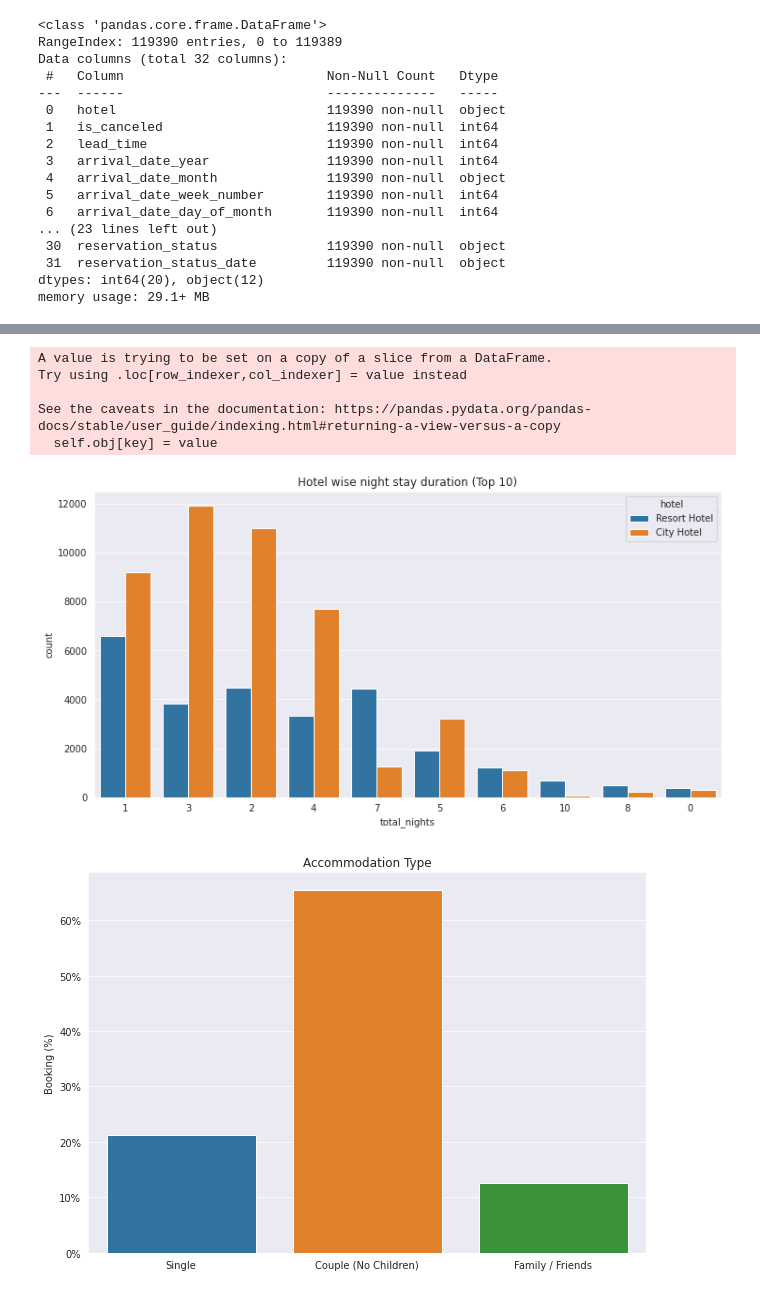
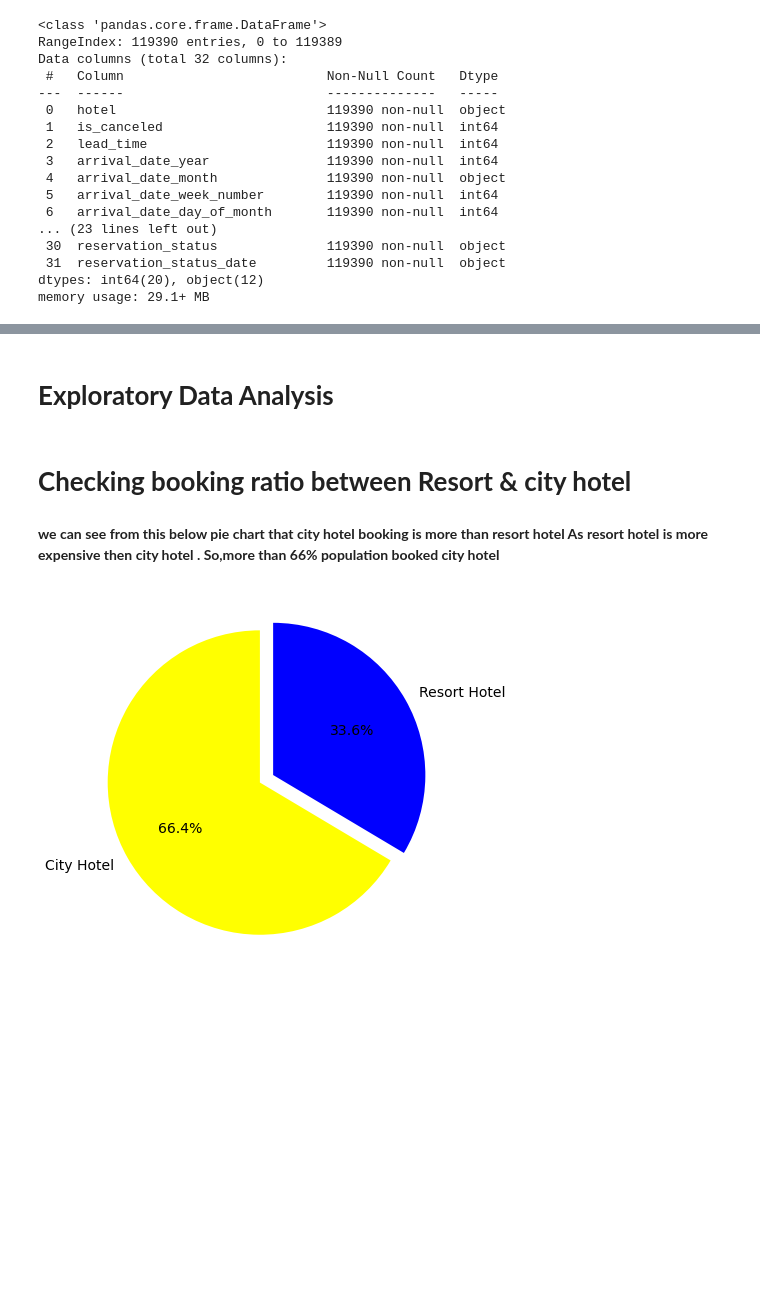
Before and after one commit to Supreeta11/hotel-booking-analysis, a Jupyter notebook: Supreeta_kumari_Hotel_Booking_Analysis_Capstone_Project.ipynb, the cells around one changed output, grey strips where cells are left out. Drawn from its saved outputs; the diff is of its cells as text; code cells hidden in the pictures; blank space fills up the shorter version.

```diff
--- a/Supreeta_kumari_Hotel_Booking_Analysis_Capstone_Project.ipynb
+++ b/Supreeta_kumari_Hotel_Booking_Analysis_Capstone_Project.ipynb
@@ -306,25 +189,19 @@ plot(x,y, x_label='Number of Nights', y_label='Booking Percentage (%)', title='N
-# %%
-df_not_canceled.loc[:,'total_nights'] = df_not_canceled['stays_in_weekend_nights']+ df_not_canceled['stays_in_week_nights']
-fig, ax = plt.subplots(figsize=(12,6))
-ax.set_xlabel('No of Nights')
-ax.set_ylabel('No of Nights')
-ax.set_title('Hotel wise night stay duration (Top 10)')
-sns.countplot(x='total_nights', hue='hotel', data=df_not_canceled,
-              order = df_not_canceled.total_nights.value_counts().iloc[:10].index, ax=ax);
-# %% [output]
-A value is trying to be set on a copy of a slice from a DataFrame.
-Try using .loc[row_indexer,col_indexer] = value instead
-
-See the caveats in the documentation: https://pandas.pydata.org/pandas-docs/stable/user_guide/indexing.html#returning-a-view-versus-a-copy
-  self.obj[key] = value
-[figure, removed]
-# %%
-single   = df_not_canceled[(df_not_canceled.adults==1) & (df_not_canceled.children==0) & (df_not_canceled.babies==0)]
-couple   = df_not_canceled[(df_not_canceled.adults==2) & (df_not_canceled.children==0) & (df_not_canceled.babies==0)]
-family   = df_not_canceled[df_not_canceled.adults + df_not_canceled.children + df_not_canceled.babies > 2]
-names = ['Single', 'Couple (No Children)', 'Family / Friends']
-count = [single.shape[0],couple.shape[0], family.shape[0]]
-count_percent = [x/df_not_canceled.shape[0]*100 for x in count]
-plot(names,count_percent,  y_label='Booking (%)', title='Accommodation Type', figsize=(10,7))
-# %% [output]
-[figure, removed]
+# %% [markdown]
+
+# **Exploratory Data Analysis**
+# %% [markdown]
+# **Checking booking ratio between Resort & city hotel**
+# %% [markdown]
+**we can see from this below pie chart that city hotel booking is more than resort hotel
+As resort hotel is more expensive then city hotel .
+So,more than 66% population booked city hotel**
+# %%
+plt.rcParams['figure.figsize']=7,7
+labels=hotel_status['hotel'].value_counts().index.tolist()
+sizes=hotel_status['hotel'].value_counts().tolist()
+explode=(0,0.1)
+colors=['yellow','blue']
+plt.pie(sizes,explode=explode,labels=labels,colors=colors,autopct='%1.1f%%',startangle=90,textprops={'fontsize':14})
+plt.show()
+# %% [output]
+[figure, added]
```
Also changed, not shown: parts of 44 cells of this notebook.
